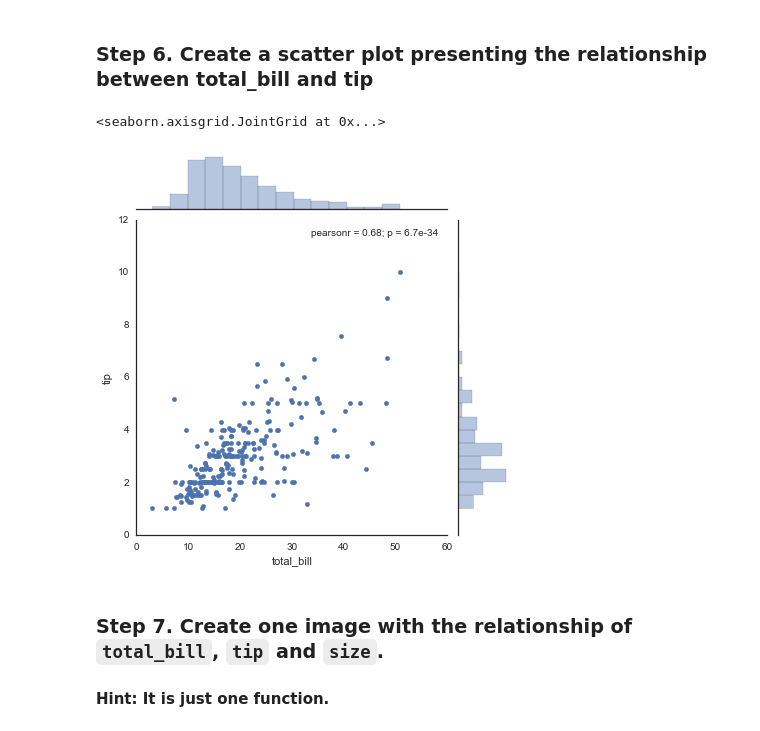
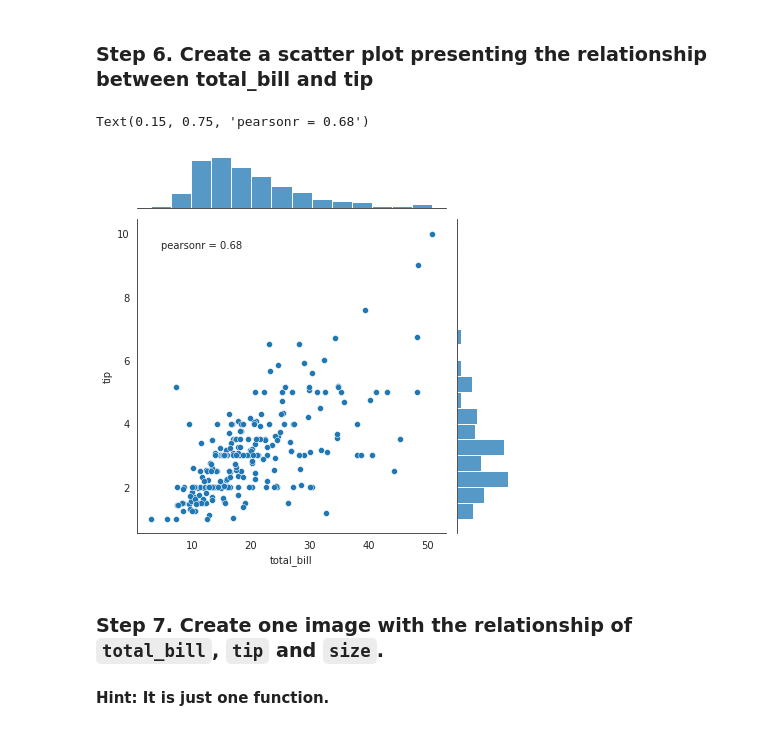
Before and after one commit to JoseKuru/bootcamp, a Jupyter notebook: week5_EDA_scraping_eda_summary/day4_correlation_matrix_outliers_rare/exercises_visualization/Tips_viz.ipynb, the cells around one changed output. Cells and saved outputs as stored; diff of their text form; code cells hidden in the pictures.

Commit message:
Finalizado ejercicio visualizaciones

```diff
--- a/week5_EDA_scraping_eda_summary/day4_correlation_matrix_outliers_rare/exercises_visualization/Tips_viz.ipynb
+++ b/week5_EDA_scraping_eda_summary/day4_correlation_matrix_outliers_rare/exercises_visualization/Tips_viz.ipynb
@@ -55,8 +51,9 @@ sns.scatterplot(x=Tips[], y=Tips[])
-# %%
-sns.scatterplot(x=Tips[], y=Tips[])
-# %% [output]
-<seaborn.axisgrid.JointGrid at 0x...>
-[figure, removed]
+# %%
+sns.jointplot(data=tips, x=tips.total_bill, y=tips.tip)
+plt.annotate(f'pearsonr = {round(stats.pearsonr(x=tips.total_bill, y=tips.tip)[0], 2)}', xy=(0.15, 0.75), xycoords='figure fraction')
+# %% [output]
+Text(0.15, 0.75, 'pearsonr = 0.68')
+[figure, added]
 # %% [markdown]
 ### Step 7.  Create one image with the relationship of `total_bill`, `tip` and `size`.
 #### Hint: It is just one function.
```
Also changed, not shown: parts of 16 cells of this notebook, 35 other files.
